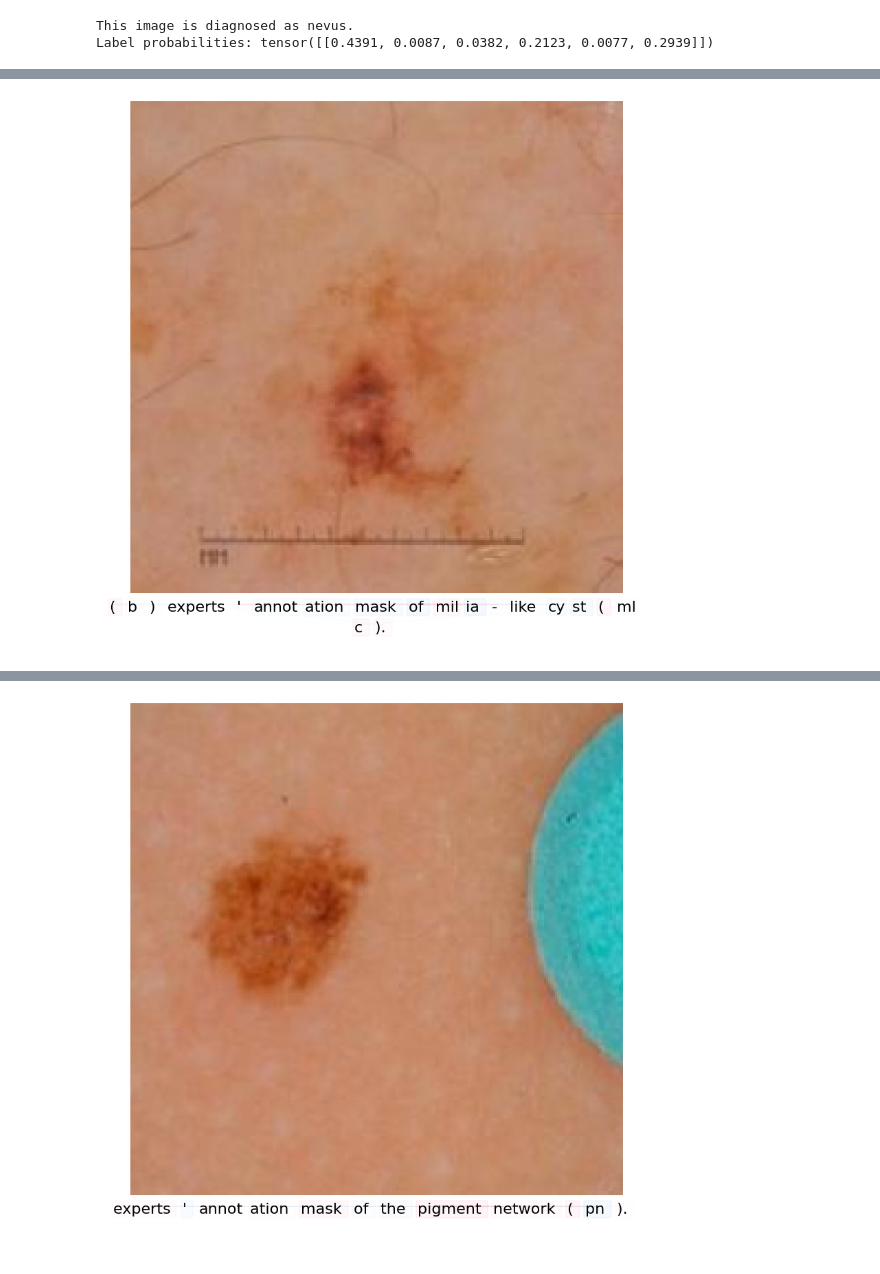
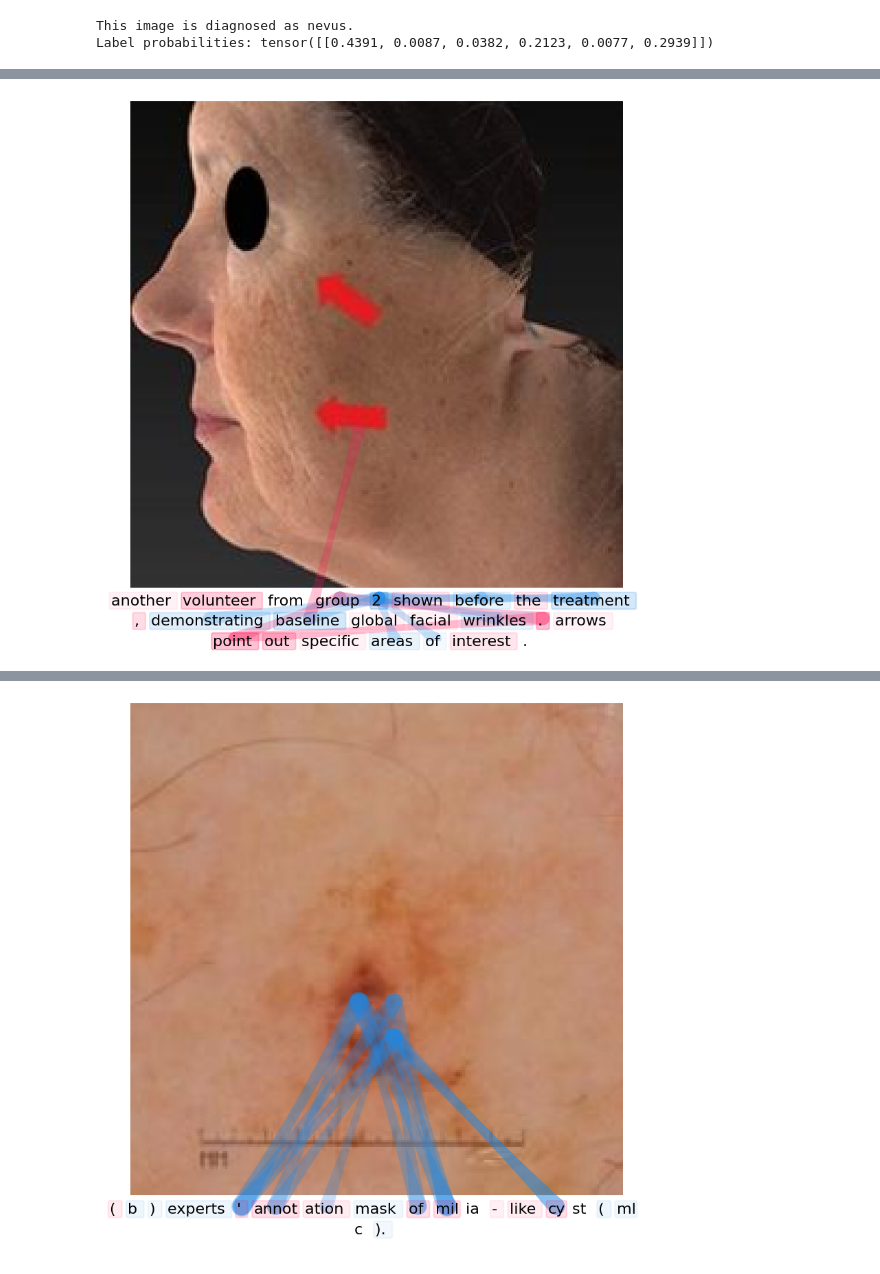
Before and after one commit to zzox531/derm-overview, a Jupyter notebook: notebook.ipynb, the cells around one changed output, grey strips where cells are left out. Drawn from its saved outputs; the diff is of its cells as text; code cells hidden in the pictures.

```diff
--- a/notebook.ipynb
+++ b/notebook.ipynb
@@ -84,22 +84,25 @@ This image is diagnosed as nevus.
 Label probabilities: tensor([[0.4391, 0.0087, 0.0382, 0.2123, 0.0077, 0.2939]])
 # %%
 pubmed_filenames = [
-    # "00_39_PMC10381143_jimaging-09-00148-g011_1.jpg",
-    # "00_39_PMC10381143_jimaging-09-00148-g012_1.jpg",
-    "0d_59_PMC4458964_IJD_60_321e_g003_0.png"
+    "98_6c_PMC5383004_pone.0172624.g006_3.jpg",
+    "00_39_PMC10381143_jimaging-09-00148-g011_1.jpg",
+    "0d_59_PMC4458964_IJD_60_321e_g003_0.png",
+    "e2_67_PMC3445843_1471_5945_12_7_7.png",
+    "89_38_PMC3350198_CRIM.PEDIATRICS2012_152602.002_1.png"
 ]
 
-IYII_filenames = [
-    # "2281_1.png"
+IIYI_filenames = [
+    "2281_1.png",
+    "14083_1.png",
 ]
 
 youtube_filenames = [
-    # "OzBKmWt9zWo_frame_8071_0_0.jpg"
+    "OzBKmWt9zWo_frame_8071_0_0.jpg"
 ]
 
 download_tasks = {
     "pubmed": pubmed_filenames,
-    "IIYI": IYII_filenames,
+    "IIYI": IIYI_filenames,
     "youtube": youtube_filenames
 }
 
@@ -163,10 +166,11 @@ import src.utils
 import src.plot
 import matplotlib.pyplot as plt
 
-# Define your list of models to test
+
+# Testing DermLIP models on Derm1M dataset samples
+
 models_to_test = [
     {"name": "hf-hub:redlessone/DermLIP_ViT-B-16", "backend": "open_clip"},
-    # {"name": "openai/clip-vit-base-patch32", "backend": "huggingface"}
 ]
 
 results = {}
@@ -229,7 +233,8 @@ for model_info in models_to_test:
                 input_text=input_text,
                 batch_size=32
             )
-        else:
+        else: # open_clip
+            print(f"     [ Initializing OpenCLIP Game ] Patch Size={patch_size}")
             game = src.game_openclip.OpenCLIPGame(
                 model=model,
                 image_processor=processor,
@@ -240,6 +245,10 @@ for model_info in models_to_test:
                 batch_size=32
             )
 
+        if (game.n_players_text > 30):
+            print(f"     [!] Too many text players ({game.n_players_text}). Skipping sample.")
+            continue
+
         print(f"     [ Game Initialized ] TextPlayers={game.n_players_text}, ImagePlayers={game.n_players_image}")
 
         # ==========================================
@@ -248,16 +257,17 @@ for model_info in models_to_test:
         approximator = src.fixlip.FIxLIP(
             n_players_text=game.n_players_text,
             n_players_image=game.n_players_image,
+            max_order=2,
+            p=0.5, # weight
             random_state=42
         )
 
-        print(f"     [ Computing Interaction Values... ]")
         interaction_values = approximator.approximate_crossmodal(
             game=game,
-            budget_image=2**11, # 2048 samples
-            budget_text=2**6,   # 64 samples
-            approximation_type="proxyshap"
+            budget=2**10
         )
+
+        print("Interaction values: ", interaction_values)
 
         results[model_name].append({
             "idx": idx,
@@ -270,7 +280,12 @@ for model_info in models_to_test:
         # ==========================================
         # Extract Text Tokens (strip boundaries based on n_players_text)
         if backend == "huggingface":
-            text_tokens = game.inputs.tokens()
+            # Extract tokens via the tokenizer directly with the input_ids
+            input_ids = game.inputs["input_ids"][0]
+            if hasattr(tokenizer, "convert_ids_to_tokens"):
+                text_tokens = tokenizer.convert_ids_to_tokens(input_ids)
+            else:
+                text_tokens = [tokenizer.decode([t.item()]) for t in input_ids]
         else:
             if hasattr(tokenizer, "decode"):
                 token_ids = tokenizer(input_text)[0]
@@ -302,7 +317,7 @@ for model_info in models_to_test:
             image_players=list(range(game.n_players_image)),
             iv=interaction_values,
             plot_interactions=True,
-            top_k=14,
+            top_k=13,
             normalize_jointly=True,
             figsize=(8, 8),
             fontsize=16,
@@ -310,10 +325,26 @@ for model_info in models_to_test:
             color_text=True,
             plot_heatmap=True,
             show=True,
-            max_value=max(1.0, float(interaction_values.values.max() * 0.8)) # Flexible max scaling
+            max_value=float(interaction_values.values.max() * 4)
         )
         plt.tight_layout(pad=0.15)
         plt.show()
+
+        plt.close('all')
+
+        # 2. Delete heavy variables
+        del game
+        del approximator
+        del interaction_values
+        del input_image
+        del input_image_processed
+        del input_image_denormalized
+        del text_tokens
+
+        # 3. Force Garbage Collection and clear GPU memory cache
+        import gc
+        gc.collect()
+        torch.cuda.empty_cache()
 
 print(f"\n[{model_name}] Finished!\n")
 
@@ -335,2 +374,2 @@ PAD_TOKEN:  0
      [ Generating Explainer Plot ]
-[figure, old version]
+[figure, new version]
@@ -341,3 +394,3 @@ PAD_TOKEN:  0
      [ Generating Explainer Plot ]
-[figure, old version]
+[figure, new version]
   -> Processing sample 132556: derm_train_images/pubmed/0d_59_PMC4458964_IJD_60_321e_g003_0.png
```
Also changed, not shown: parts of 6 cells of this notebook, 16 other files.
